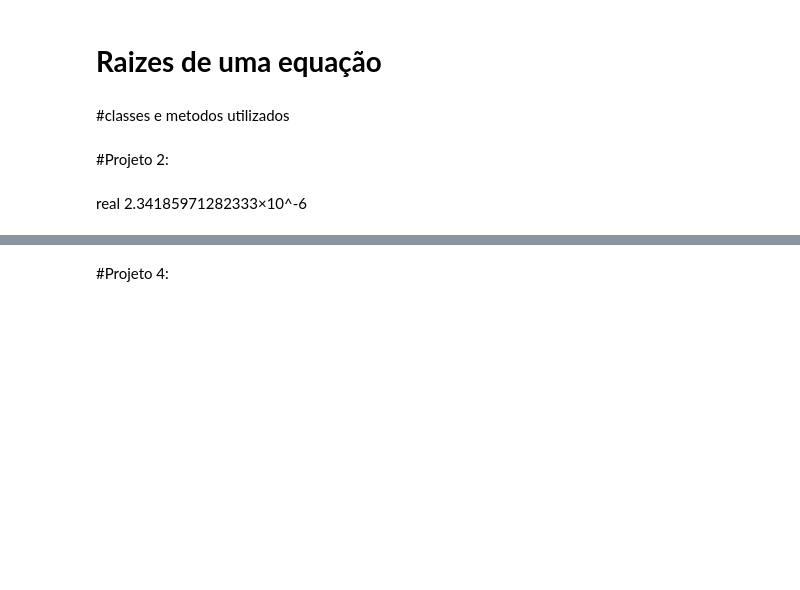
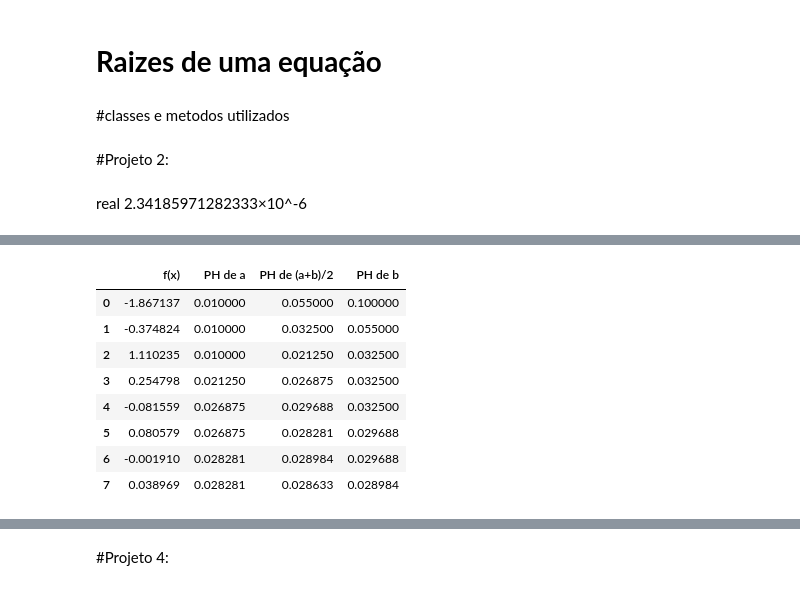
Before and after one commit to HerbertHipolito/lab.MatIndustrual, a Jupyter notebook: root.ipynb, the cells around one changed output, grey strips where cells are left out. Cells and saved outputs as stored; diff of their text form; code cells hidden in the pictures; blank space fills up the shorter version.

```diff
--- a/root.ipynb
+++ b/root.ipynb
@@ -170,3 +161,17 @@ f(x_n-1): 4.7793221055114654e-18 x_n-1:1.1454090652465821e-06
+# %%
+result_table_part1 = pd.DataFrame(bisection.result_table).rename(columns={0:'f(x)',1:'PH de a',2:'PH de (a+b)/2',3:'PH de b'})
+display(result_table_part1)
+#print(result_table_part1.to_latex())
+# %% [output]
+|  | f(x) | PH de a | PH de (a+b)/2 | PH de b |
+| 0 | -1.867137 | 0.010000 | 0.055000 | 0.100000 |
+| 1 | -0.374824 | 0.010000 | 0.032500 | 0.055000 |
+| 2 | 1.110235 | 0.010000 | 0.021250 | 0.032500 |
+| 3 | 0.254798 | 0.021250 | 0.026875 | 0.032500 |
+| 4 | -0.081559 | 0.026875 | 0.029688 | 0.032500 |
+| 5 | 0.080579 | 0.026875 | 0.028281 | 0.029688 |
+| 6 | -0.001910 | 0.028281 | 0.028984 | 0.029688 |
+| 7 | 0.038969 | 0.028281 | 0.028633 | 0.028984 |
 # %%
 [k1,k2,k3,kh,pco2]=[10**(-6.3),10**(-10.3),10**(-14),10**(-1.46),375]
 
```
Also changed, not shown: parts of 12 cells of this notebook.
